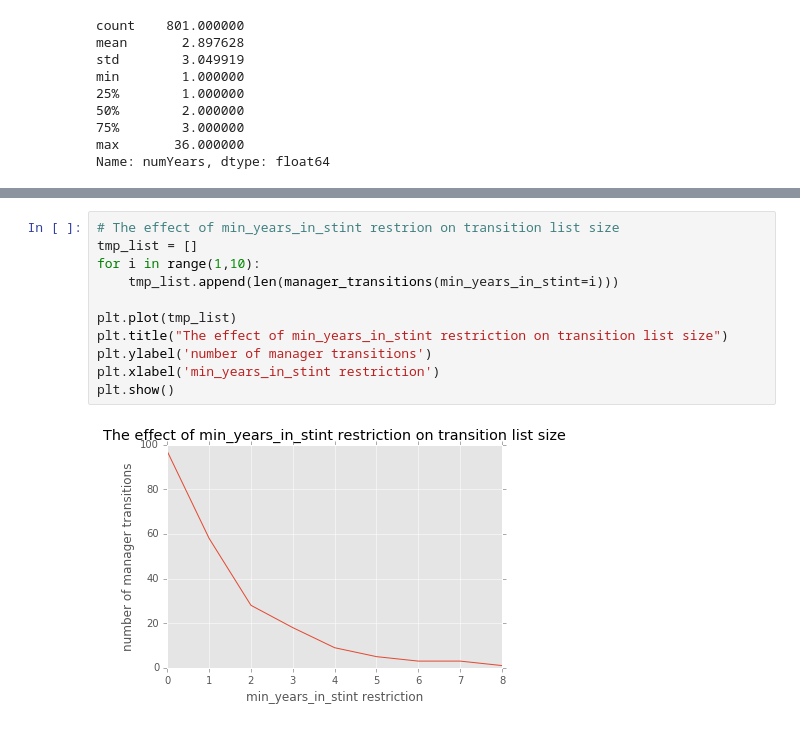
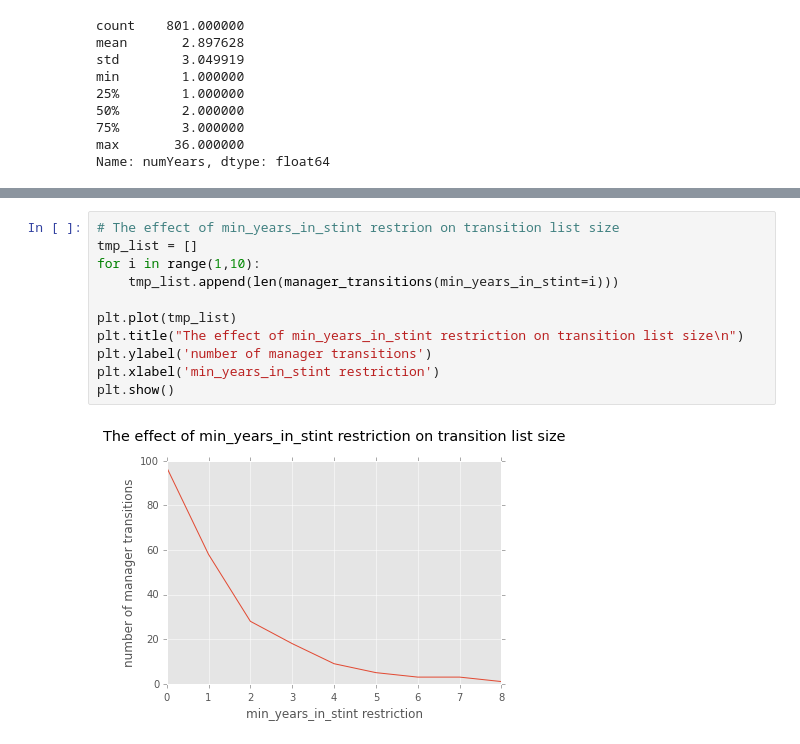
Before and after one commit to thrabchak/Udacity-Data-Analysis, a Jupyter notebook: P2 Baseball Managers/Data_Analyst_ND_Project2.ipynb, the cells around one changed output, grey strips where cells are left out. Drawn from its saved outputs; the diff is of its cells as text.

```diff
--- a/P2 Baseball Managers/Data_Analyst_ND_Project2.ipynb
+++ b/P2 Baseball Managers/Data_Analyst_ND_Project2.ipynb
@@ -983,16 +1001,16 @@ plt.show()
 # %%
 # The effect of min_years_in_stint restrion on transition list size
 tmp_list = []
 for i in range(1,10):
     tmp_list.append(len(manager_transitions(min_years_in_stint=i)))
 
 plt.plot(tmp_list)
-plt.title("The effect of min_years_in_stint restriction on transition list size")
+plt.title("The effect of min_years_in_stint restriction on transition list size\n")
 plt.ylabel('number of manager transitions')
 plt.xlabel('min_years_in_stint restriction')
 plt.show()
 # %% [output]
-[figure, old version]
+[figure, new version]
 # %%
 # The effect of min_years_in_stint restrion on transition list size when
 # not enforcing the consecutive rule
```
Also changed, not shown: parts of 14 cells of this notebook.
